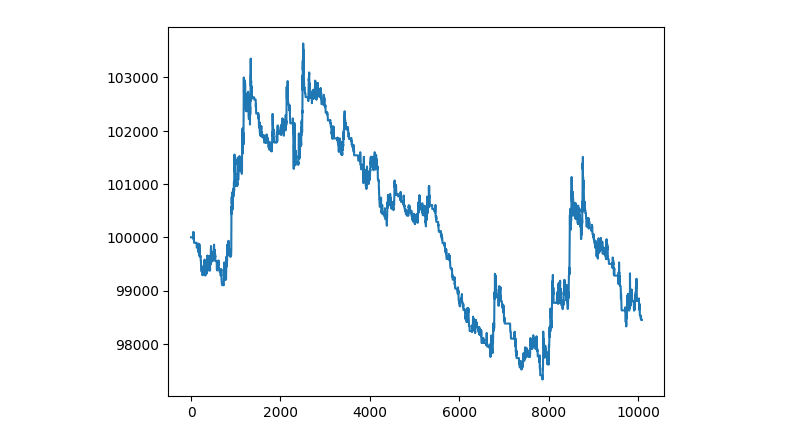
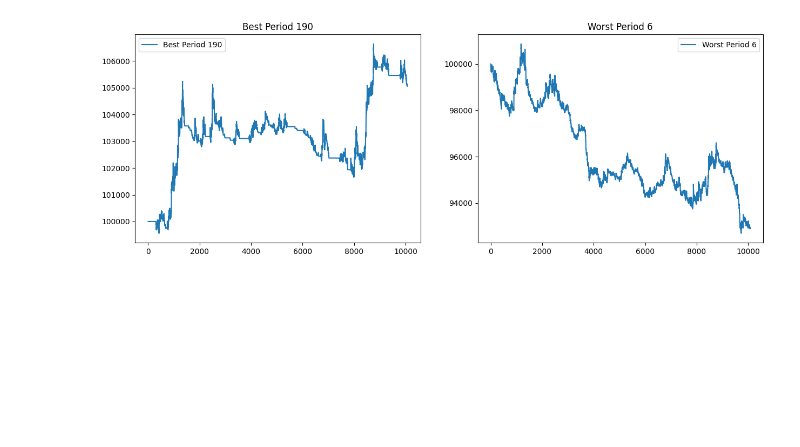
Before and after one commit to ChunweiShi/Binance-Backtest, a Jupyter notebook: binance/data.ipynb, the cells around one changed output. Cells and saved outputs as stored; diff of their text form; code cells hidden in the pictures; blank space fills up the shorter version.

```diff
--- a/binance/data.ipynb
+++ b/binance/data.ipynb
@@ -12,33 +1,73 @@ total_returns = []
 # %%
-#for period in range(10, 201):
-usdt = 100000
-btc = 0
-period = 50
-holding = False
-capital_history = []
-commission = 0.00003
-trade = 0
-df['signal'] = 0
-df['ma'] = talib.SMA(df['Close'].values, timeperiod=period)
-df.loc[period:, 'signal'] = np.where(df['Close'][period:] > df['ma'][period:], 1, 0)
-df['position'] = df['signal'].diff()
-for i in range(len(df)):
-    print(f"Index: {i}, USDT: {usdt}, BTC: {btc}, Holding: {holding}, Close Price: {df['Close'][i]}")
-    if df['position'][i] == 1 and not holding:  # Buy
-        btc = usdt / df['Close'][i] * (1 - commission)
-        usdt = 0
-        holding = True  # Deduct commission from capital
-        trade += 1
-    elif df['position'][i] == -1 and holding:  # Sell
-        usdt = btc * df['Close'][i] * (1 - commission)
-        btc = 0  # Deduct commission from capital
-        holding = False
-        trade += 1
-    capital_history.append(calc_capital(i))
-total_return = (capital_history[-1] - 100000) / 100000
+import pandas as pd
+import numpy as np
+import talib
+import matplotlib.pyplot as plt
 
-print("Trades: {}".format(trade))
-print("Total Return: {:.2f}%".format(total_return * 100))
-plt.plot(capital_history)
+# Load your data
+df = pd.read_csv('btcusdt_1m.csv')
+def calc_capital(index):
+    return (usdt + btc * df['Close'][index])
+
+# Initialize variables to track the best and worst returns
+best_return = -np.inf
+worst_return = np.inf
+best_period = None
+worst_period = None
+
+for period in range(2, 201):
+
+    usdt = 100000
+    btc = 0
+    holding = False
+    capital_history = []
+    commission = 0.00003
+    trade = 0
+
+    df['signal'] = 0
+    df['ma'] = talib.SMA(df['Close'].values, timeperiod=period)
+    df.loc[period:, 'signal'] = np.where(df['Close'][period:] > df['ma'][period:], 1, 0)
+    df['position'] = df['signal'].diff()
+
+    for i in range(len(df)):
+        if df['position'][i] == 1 and not holding:  # Buy
+            btc = usdt / df['Close'][i] * (1 - commission)
+            usdt = 0
+            holding = True  # Deduct commission from capital
+            trade += 1
+        elif df['position'][i] == -1 and holding:  # Sell
+            usdt = btc * df['Close'][i] * (1 - commission)
+            btc = 0  # Deduct commission from capital
+            holding = False
+            trade += 1
+        capital_history.append(calc_capital(i))
+    total_return = (capital_history[-1] - 100000) / 100000
+
+    # Update best and worst returns and periods
+    if total_return > best_return:
+        best_return = total_return
+        best_period = period
+        best_capital_history = capital_history.copy()  # Copy the capital history for the best period
+    if total_return < worst_return:
+        worst_return = total_return
+        worst_period = period
+        worst_capital_history = capital_history.copy()  # Copy the capital history for the worst period
+
+# Print the results
+print(f"Best Period: {best_period}, Best Return: {best_return:.2%}")
+print(f"Worst Period: {worst_period}, Worst Return: {worst_return:.2%}")
+
+# Plot the best and worst capital history
+plt.figure(figsize=(15, 5))
+plt.subplot(1, 2, 1)
+plt.plot(best_capital_history, label=f'Best Period {best_period}')
+plt.title(f'Best Period {best_period}')
+plt.legend()
+
+plt.subplot(1, 2, 2)
+plt.plot(worst_capital_history, label=f'Worst Period {worst_period}')
+plt.title(f'Worst Period {worst_period}')
+plt.legend()
+
 plt.show()
 # %% [output]
@@ -62,4 +76,4 @@ Index: 4789, USDT: 0, BTC: 2.38046543
-[figure, old version]
+[figure, new version]
 # %%
 df.head()
 df.tail()
```
Also changed, not shown: parts of 2 cells of this notebook.
